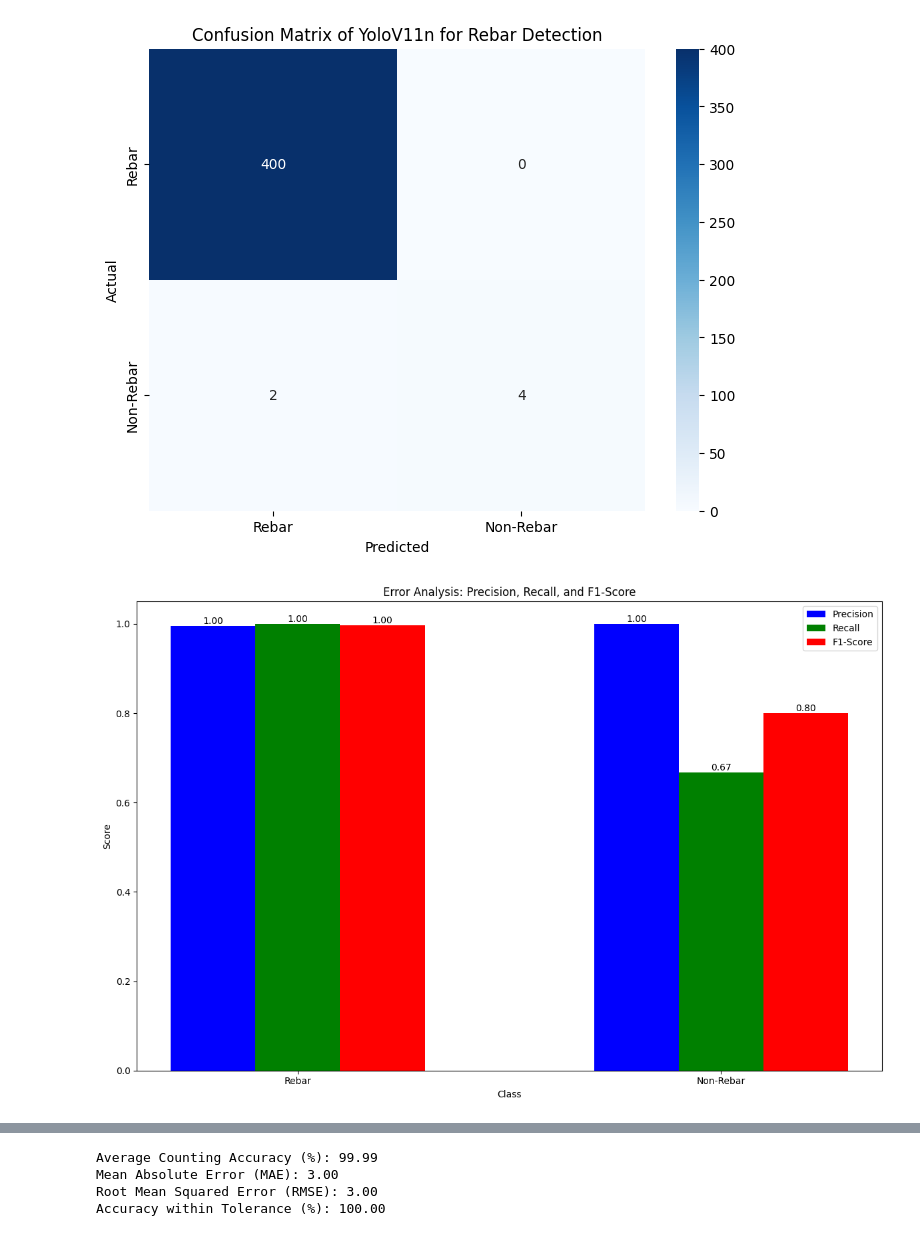
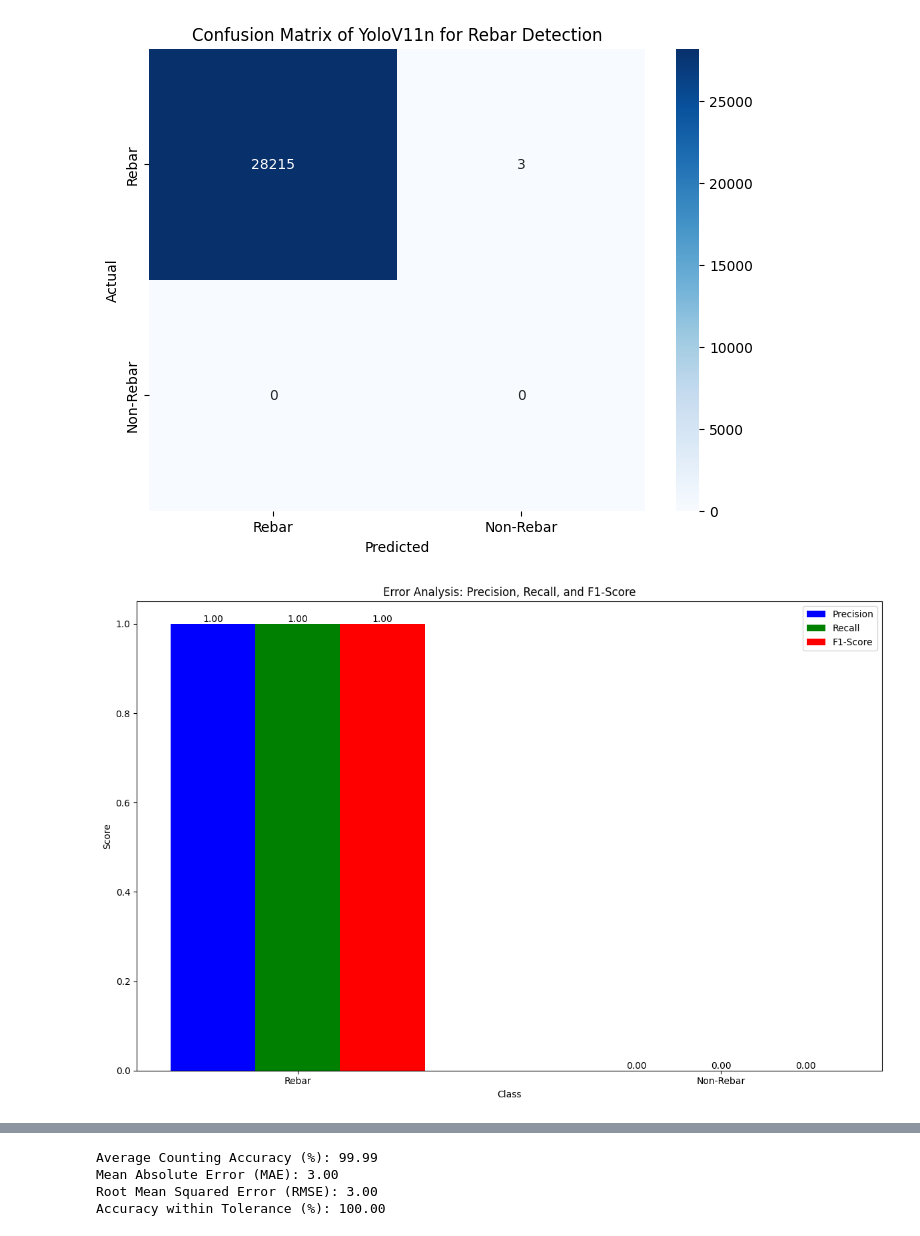
Before and after one commit to Baboyeatami/Rebars_HPXS_Project, a Jupyter notebook: Rebar Metrix.ipynb, the cells around one changed output, grey strips where cells are left out. Saved outputs shown, nothing was run; the diff lists cells and outputs as text; code cells hidden in the pictures.

```diff
--- a/Rebar Metrix.ipynb
+++ b/Rebar Metrix.ipynb
@@ -6,8 +6,8 @@ from sklearn.metrics import confusion_matrix, classification_report
 
 # Confusion matrix data (TN, FP, FN, TP)
 confusion_data = np.array([
-    [400, 0],  # True Negatives (Rebar) | False Positives
-    [2, 4]     # False Negatives | True Positives (Non-Rebar)
+    [28215, 3],  # True Negatives (Rebar) | False Positives
+    [0, 0]     # False Negatives | True Positives (Non-Rebar)
 ])
 
 # Labels for the confusion matrix
@@ -64,35 +64,35 @@ plt.xlabel('Class')
 plt.ylabel('Score')
 plt.title('Error Analysis: Precision, Recall, and F1-Score')
 plt.xticks(x, labels)
 plt.legend()
 plt.tight_layout()
 plt.show()
 
 # Plot Accuracy
 plt.figure(figsize=(8, 5))
 accuracy_bars = plt.bar(["Overall Accuracy"], [accuracy], color='purple')
 for bar in accuracy_bars:
     plt.text(bar.get_x() + bar.get_width()/2, bar.get_height(), f'{bar.get_height():.2%}', ha='center', va='bottom')
 
 plt.ylabel('Accuracy')
 plt.title('Model Accuracy')
 plt.ylim(0, 1.1)
 plt.show()
 
 # Print Error Analysis Report
 print("\nError Analysis Report:")
 for key, value in error_analysis_report.items():
     print(f"{key}: {value}")
 
 # Print Classification Report (Sklearn)
 y_true = [0] * 400 + [0] * 2 + [1] * 4  # Actual labels
 y_pred = [0] * 400 + [1] * 0 + [0] * 2 + [1] * 4  # Predicted labels
 
 print("\nSklearn Classification Report:")
 print(classification_report(y_true, y_pred, target_names=labels))
 # %% [output]
-[figure, old version]
+[figure, new version]
-[figure, old version]
+[figure, new version]
 [figure]
 Error Analysis Report:
 Class: ['Rebar', 'Non-Rebar']
```
Also changed, not shown: parts of 1 cell of this notebook.
